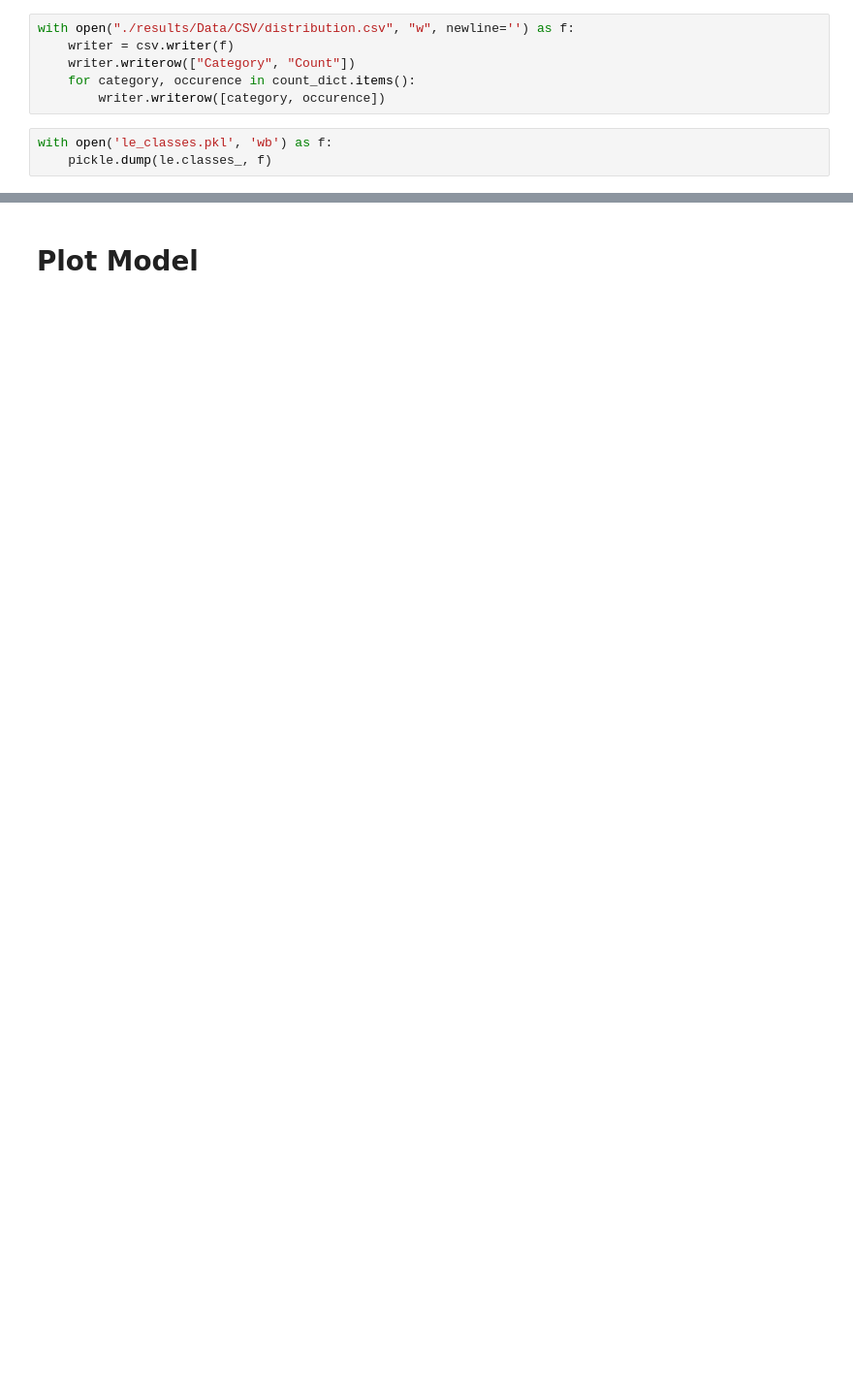
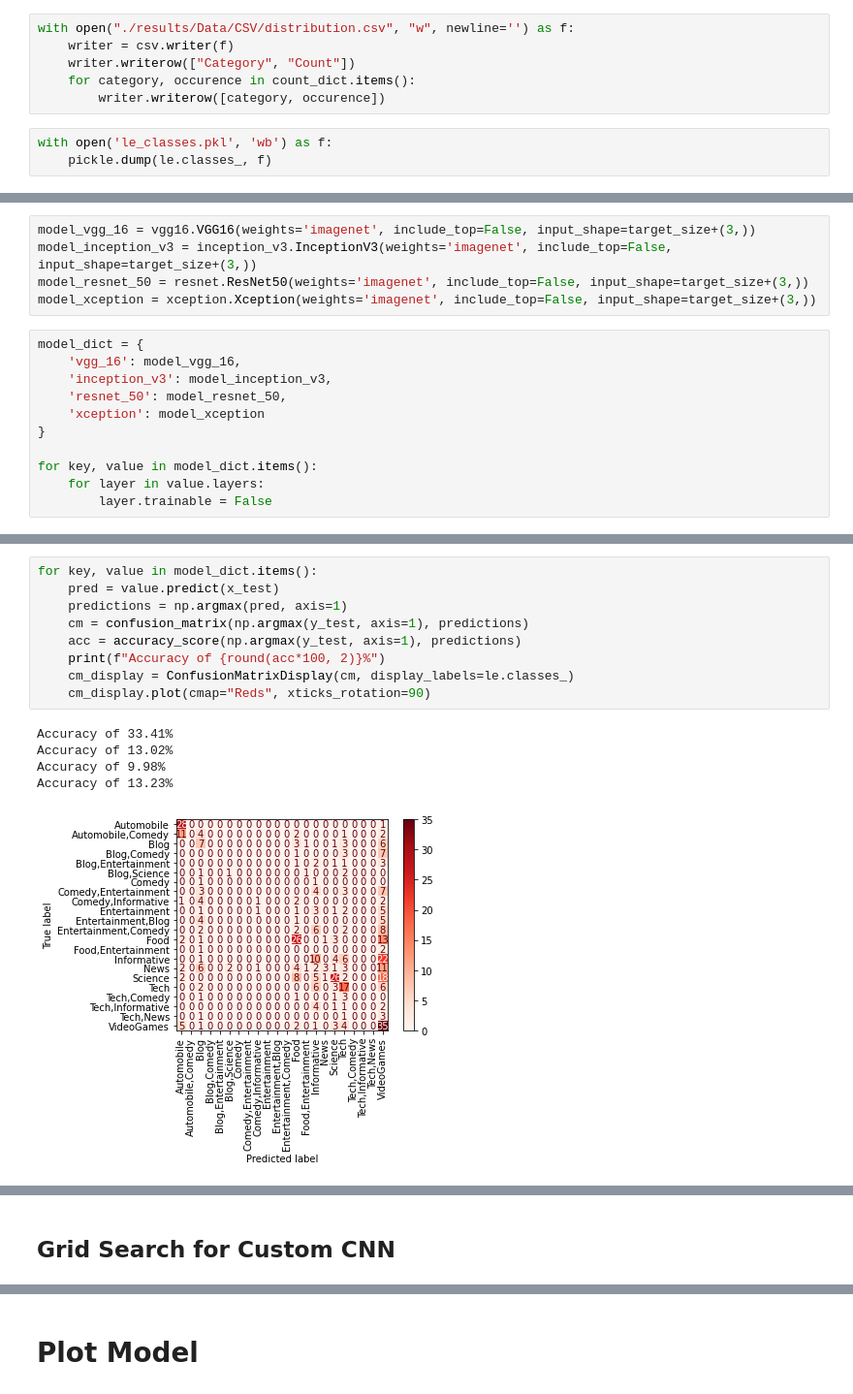
Before and after one commit to DominikHahn1407/VisualAnalytics, a Jupyter notebook: data_preparation.ipynb, the cells around one changed output, grey strips where cells are left out. Shown at 97% size. Cells and saved outputs as stored; diff of their text form; blank space fills up the shorter version.

```diff
--- a/data_preparation.ipynb
+++ b/data_preparation.ipynb
@@ -192,0 +339,16 @@ print(model.layers[0])
+# %%
+model_vgg_16 = vgg16.VGG16(weights='imagenet', include_top=False, input_shape=target_size+(3,))
+model_inception_v3 = inception_v3.InceptionV3(weights='imagenet', include_top=False, input_shape=target_size+(3,))
+model_resnet_50 = resnet.ResNet50(weights='imagenet', include_top=False, input_shape=target_size+(3,))
+model_xception = xception.Xception(weights='imagenet', include_top=False, input_shape=target_size+(3,))
+# %%
+model_dict = {
+    'vgg_16': model_vgg_16,
+    'inception_v3': model_inception_v3,
+    'resnet_50': model_resnet_50,
+    'xception': model_xception
+}
+
+for key, value in model_dict.items():
+    for layer in value.layers:
+        layer.trainable = False
@@ -192,0 +488,15 @@ print(model.layers[0])
+# %%
+for key, value in model_dict.items():
+    pred = value.predict(x_test)
+    predictions = np.argmax(pred, axis=1)
+    cm = confusion_matrix(np.argmax(y_test, axis=1), predictions)
+    acc = accuracy_score(np.argmax(y_test, axis=1), predictions)
+    print(f"Accuracy of {round(acc*100, 2)}%")
+    cm_display = ConfusionMatrixDisplay(cm, display_labels=le.classes_)
+    cm_display.plot(cmap="Reds", xticks_rotation=90)
+# %% [output]
+Accuracy of 33.41%
+Accuracy of 13.02%
+Accuracy of 9.98%
+Accuracy of 13.23%
+[figure, added]
@@ -192,0 +506,2 @@ print(model.layers[0])
+# %% [markdown]
+## Grid Search for Custom CNN
```
Also changed, not shown: parts of 47 cells of this notebook, 19 other files.
